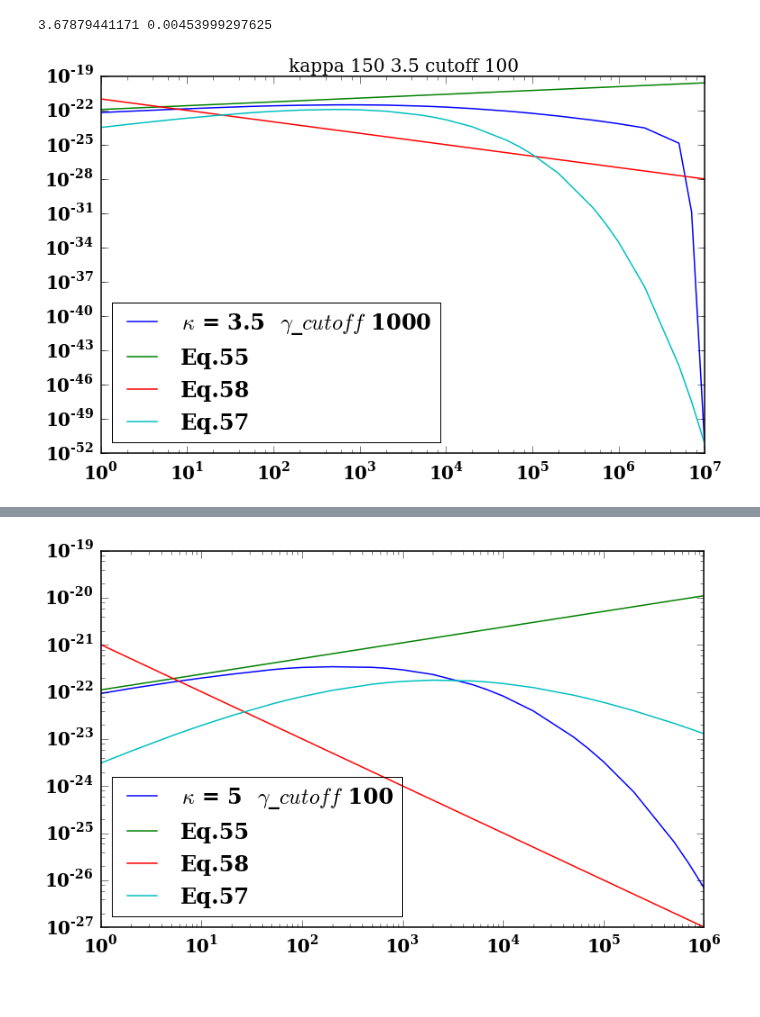
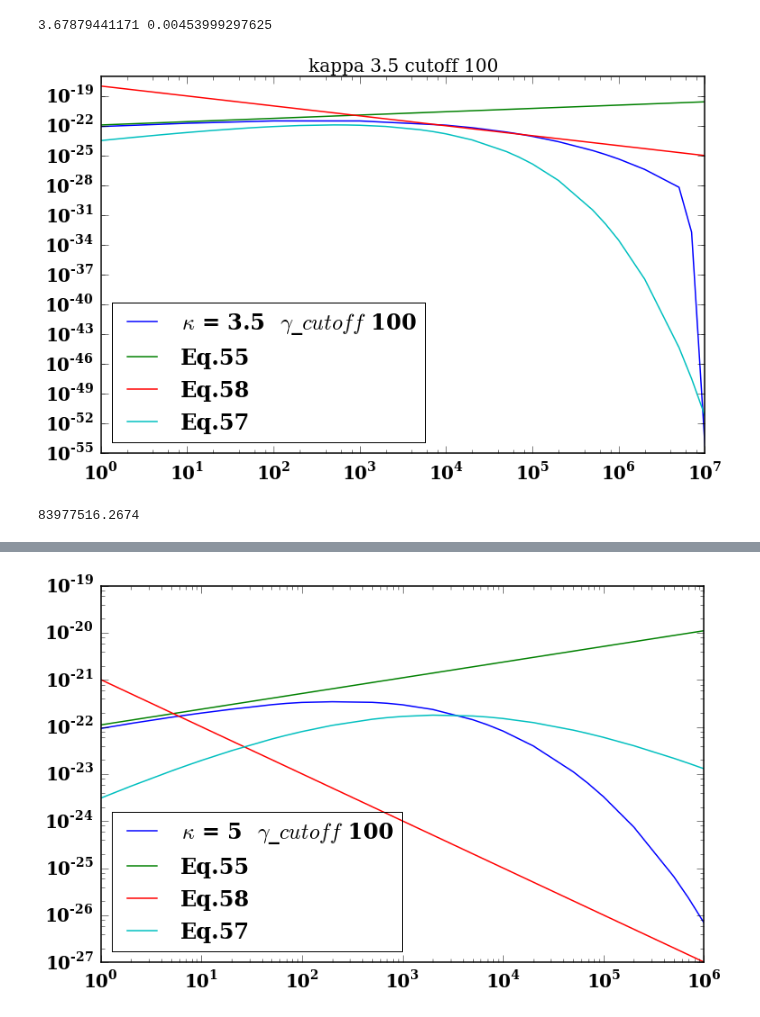
Before and after one commit to ZhaoweiZ/kappa_summer, a Jupyter notebook: kappa_fitting_formula.ipynb, the cells around one changed output, grey strips where cells are left out. Drawn from its saved outputs; the diff is of its cells as text; code cells hidden in the pictures.

Commit message:
so tired of finding fitting formula

```diff
--- a/kappa_fitting_formula.ipynb
+++ b/kappa_fitting_formula.ipynb
@@ -134,9 +135,14 @@ data4 = np.loadtxt('/Users/zhaoweizhang/Documents/summer_new/my_data_1/kappa_150
 data5 = np.loadtxt('/Users/zhaoweizhang/Documents/summer_new/my_data_1/kappa_5_with_cutoff100_with_norm.txt')
 data6 = np.loadtxt('/Users/zhaoweizhang/Documents/summer_new/my_data_1/kappa_5_with_cutoff1000_with_norm.txt')
 data7 = np.loadtxt('/Users/zhaoweizhang/Documents/summer_new/my_data_1/kappa_3_5_with_cutoff1000_with_norm.txt')
+data8 = np.loadtxt('/Users/zhaoweizhang/Documents/summer_new/my_data_1/kappa_3_5_with_cutoff100_with_norm.txt')
+
+
 
 #pl.loglog(data4[:, 0], data4[:, 1], label = '$\\kappa$ = 150  $\\gamma$_$cutoff$ 100')
-pl.loglog(data7[:, 0], data7[:, 1], label = '$\\kappa$ = 3.5  $\\gamma$_$cutoff$ 1000')
+#pl.loglog(data7[:, 0], data7[:, 1], label = '$\\kappa$ = 3.5  $\\gamma$_$cutoff$ 1000')
+pl.loglog(data8[:, 0], data8[:, 1], label = '$\\kappa$ = 3.5  $\\gamma$_$cutoff$ 100')
+
 
 
 #pl.loglog(data5[:, 0], data5[:, 1], label = '$\\kappa$ = 5      $\\gamma$_$cutoff$ 100')
@@ -156,34 +162,42 @@ def jnu_kappa_fitting_low_freg_no_tail(nu):
 def jnu_kappa_fitting_middle_freg_no_tail(nu):
     first_part       = n_e_nt * (e**2 * nu_c /c)
     second_part_nume = 3.**(p_PL/2.) * (p_PL - 1.) * np.sin(theta)
     second_part_demo = 2. * (p_PL + 1.) * (gamma_50_min**(1. - p_PL) - gamma_50_max**(1. - p_PL))
     second_part      = second_part_nume/second_part_demo
     third_part       = special.gamma((3. * p_PL - 1.)/ 12.) * special.gamma((3. * p_PL + 19.)/12.)
     fourth_part      = (nu/(nu_c * np.sin(theta)))**(- (p_PL - 1.)/2.)
 #    tail = np.exp(nu/nu_1_2) * np.exp(- nu/nu_2_3)
 #    tail= ((nu - nu_1_2)/(1000.)) * np.exp(- nu/nu_2_3)
     kappa_middle_f   = first_part * second_part * third_part * fourth_part
     return kappa_middle_f
 
 def jnu_kappa_fitting_high_freg_no_tail(nu):
     prefactor = n_e * np.sqrt(2.) * np.pi * e**2 * nu_s / (6. * theta_e**2 * c)
 #    body = (nu/nu_s) * (1. + (nu/nu_s)**(1./3.) * (1./kappa))**(- 1.- kappa)
     body = (nu/nu_s) * np.exp(- (nu/nu_s)**(1./3.))
 #    tail = np.exp(- nu/nu_2_3)
     kappa_high_f = prefactor * body
     return kappa_high_f
 
 def kappa_fitting_formula(nu):
     f = jnu_kappa_fitting_low_freg(nu) + jnu_kappa_fitting_middle_freg(nu) + jnu_kappa_fitting_high_freg(nu)
     return f
 
-#pl.xlabel("$\\nu$/$\\nu_c$")
+
 
 pl.loglog(data7[:,0], jnu_kappa_fitting_low_freg_no_tail(data7[:,0] * nu_c), label = 'Eq.55')
-pl.loglog(data7[:,0], jnu_kappa_fitting_middle_freg_no_tail(data7[:,0] * nu_c), label = 'Eq.58')
+pl.loglog(data7[:,0], 1000*jnu_kappa_fitting_middle_freg_no_tail(data7[:,0] * nu_c), label = 'Eq.58')
 pl.loglog(data7[:,0], jnu_kappa_fitting_high_freg_no_tail(data7[:,0] * nu_c), label = 'Eq.57')
-pl.title("kappa 150 3.5 cutoff 100")
+
+pl.title("kappa 3.5 cutoff 100")
+
+#pl.xlim([1, 1e7])
+
 pl.legend(loc='lower left')
 pl.show()
+
+
+print nu_c
 # %% [output]
-[figure, old version]
+[figure, new version]
+83977516.2674
```
Also changed, not shown: parts of 8 cells of this notebook, 2 other files.
